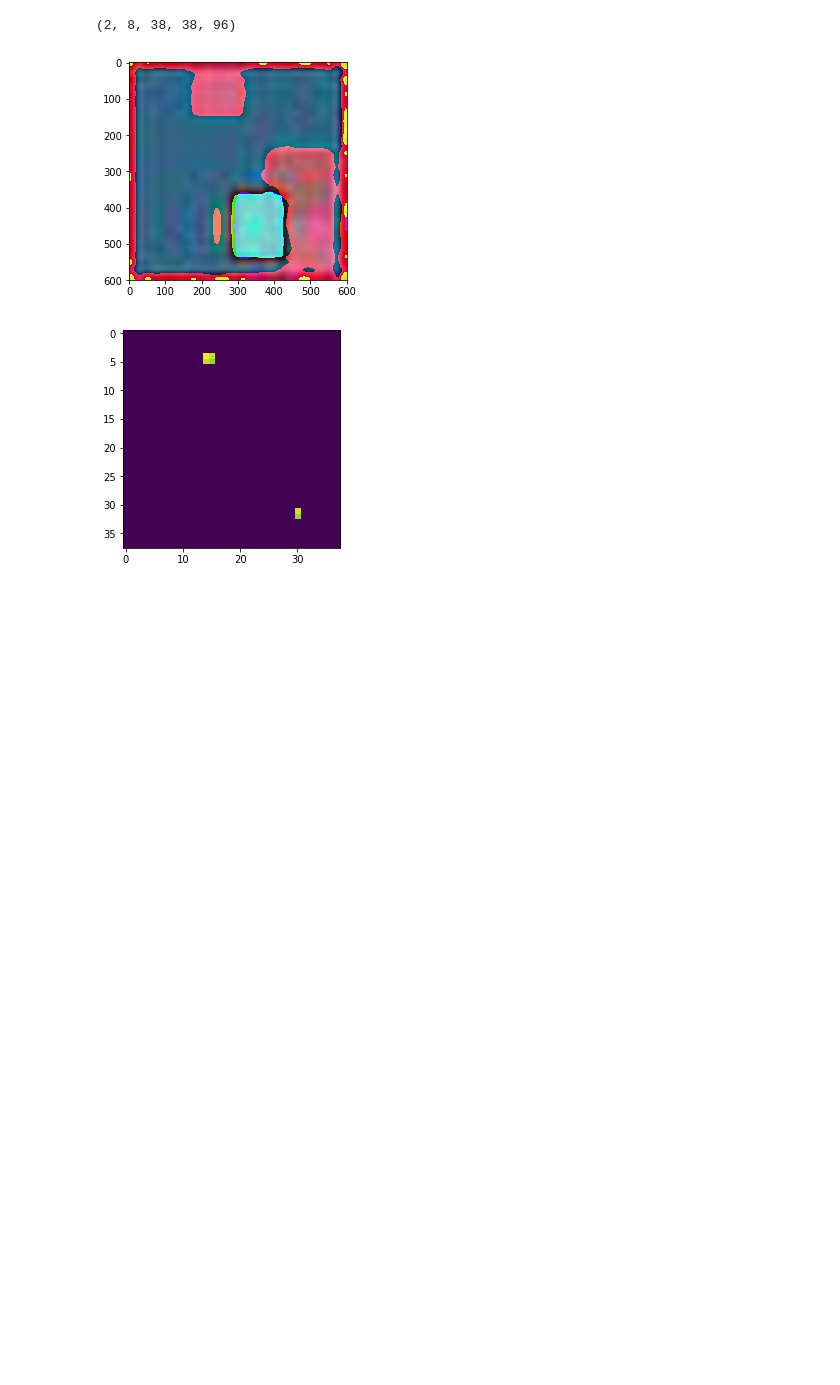
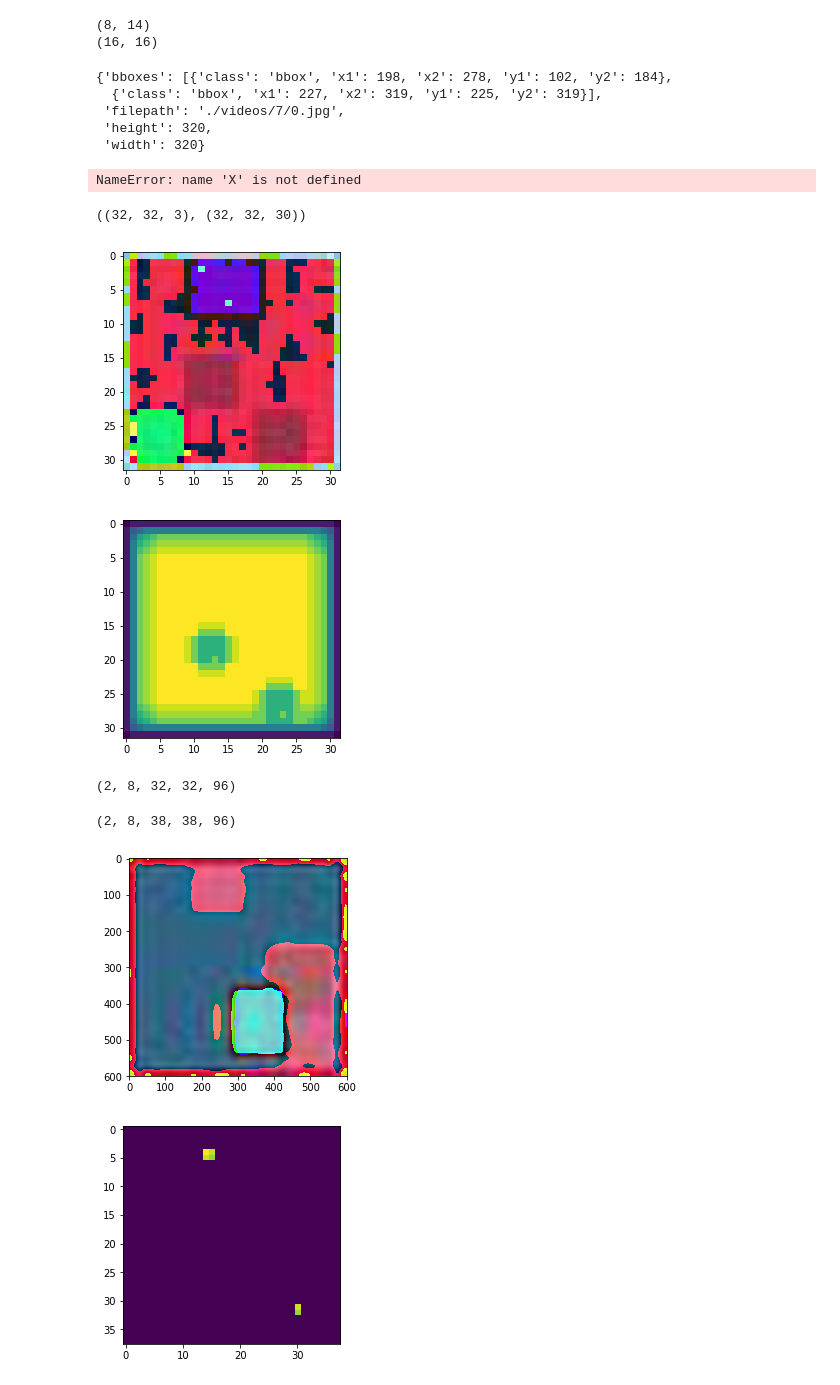
Before and after one commit to npetrenko/recurrent_frcnn, a Jupyter notebook: test_notebook.ipynb, the cells around one changed output. Drawn from its saved outputs; the diff is of its cells as text; code cells hidden in the pictures; blank space fills up the shorter version.

```diff
--- a/test_notebook.ipynb
+++ b/test_notebook.ipynb
@@ -308,0 +227,2 @@ print('Training complete, exiting.')
+# %%
+anc = get_anchor(all_videos[0][0], 2, C, lambda x,y: [x,y], 'tf', mode='val')
@@ -308,0 +233,21 @@ print('Training complete, exiting.')
+# %%
+cls, reg = calc_rpn(C, all_videos[0][0], 320, 320, 320, 320, lambda x,y: [x,y])
+# %% [output]
+(8, 14)
+(16, 16)
+# %%
+all_videos[0][0]
+# %% [output]
+{'bboxes': [{'class': 'bbox', 'x1': 198, 'x2': 278, 'y1': 102, 'y2': 184},
+  {'class': 'bbox', 'x1': 227, 'x2': 319, 'y1': 225, 'y2': 319}],
+ 'filepath': './videos/7/0.jpg',
+ 'height': 320,
+ 'width': 320}
+# %%
+X.shape
+# %% [output]
+NameError: name 'X' is not defined
+# %%
+anc[0][0].shape, anc[1][0][0].shape
+# %% [output]
+((32, 32, 3), (32, 32, 30))
@@ -308,0 +256,8 @@ print('Training complete, exiting.')
+# %%
+plt.imshow(anc[0][0])
+plt.show()
+plt.imshow(anc[1][0][0].sum(axis=-1))#[:30, :30])
+plt.show()
+# %% [output]
+[figure, added]
+[figure, added]
@@ -308,0 +595,4 @@ print('Training complete, exiting.')
+# %%
+Y[1].shape
+# %% [output]
+(2, 8, 32, 32, 96)
```
Also changed, not shown: parts of 15 cells of this notebook, 11 other files.
